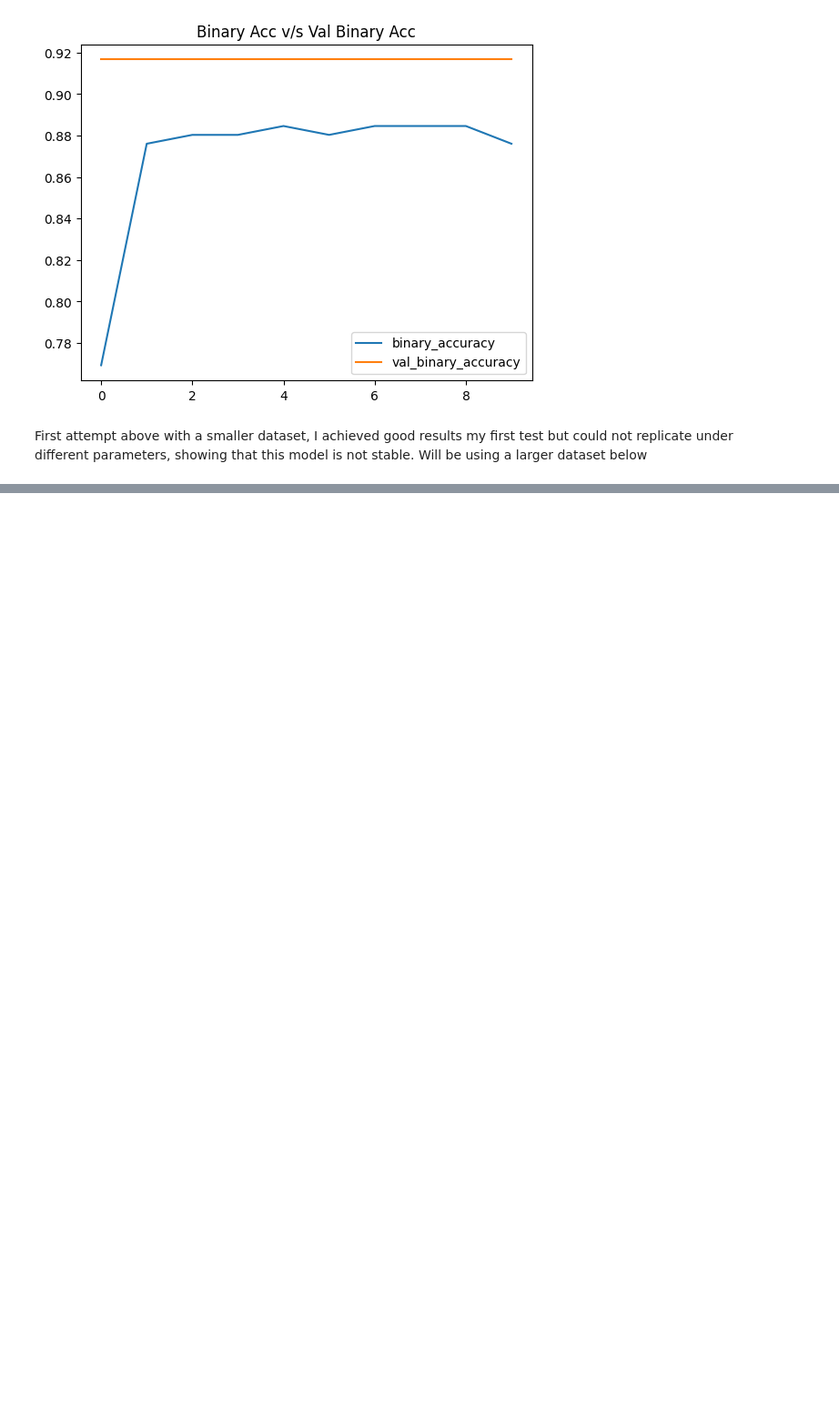
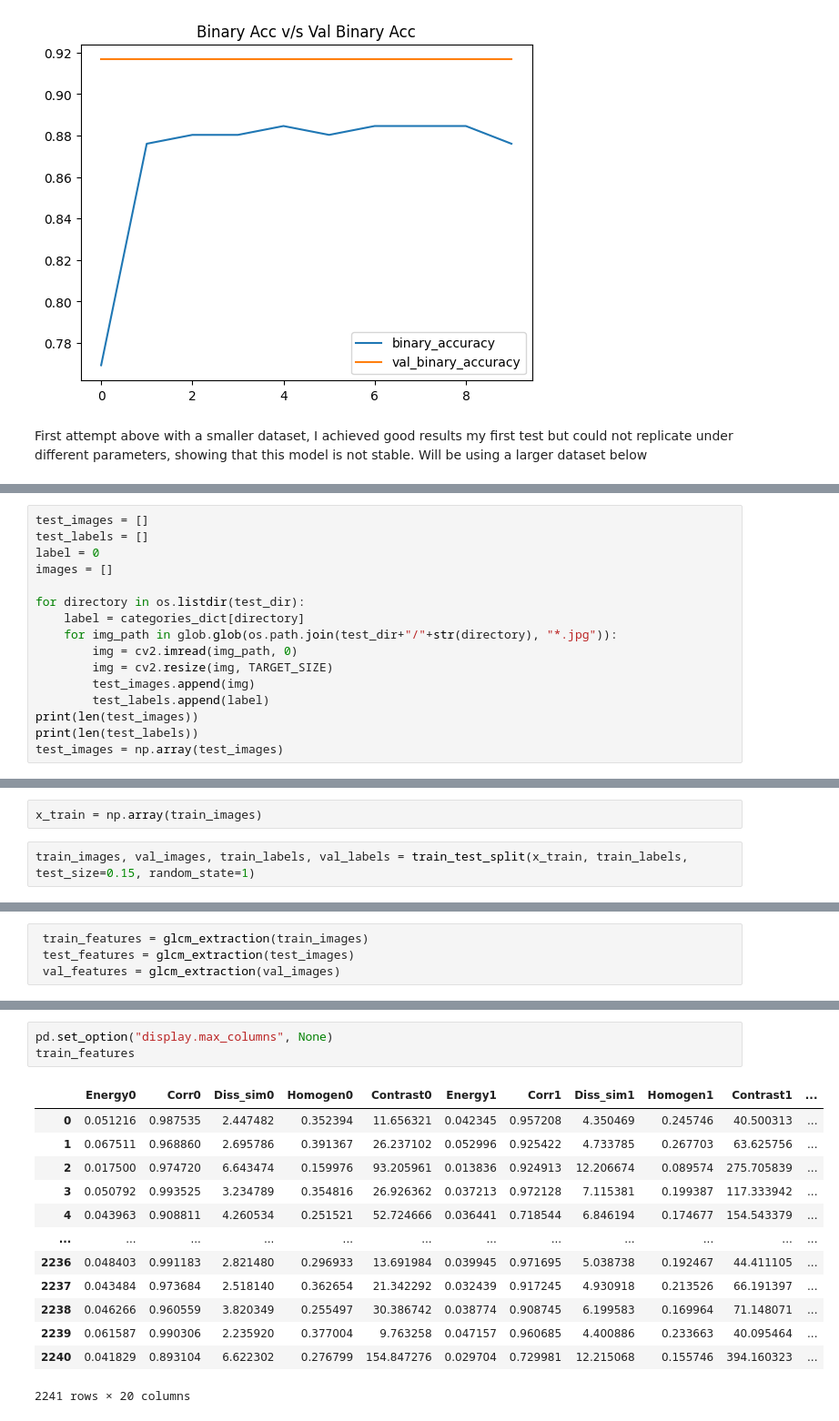
Before and after one commit to rhit-trudtoj/PersonalProjects, a Jupyter notebook: image-recognition-practice/skin-cancer-identifier/skin-cancer-identifier.ipynb, the cells around one changed output, grey strips where cells are left out. Shown at 91% size. Cells and saved outputs as stored; diff of their text form; blank space fills up the shorter version.

```diff
--- a/image-recognition-practice/skin-cancer-identifier/skin-cancer-identifier.ipynb
+++ b/image-recognition-practice/skin-cancer-identifier/skin-cancer-identifier.ipynb
@@ -292,0 +375,16 @@ Epoch 6/10
+# %%
+test_images = []
+test_labels = []
+label = 0
+images = []
+
+for directory in os.listdir(test_dir):
+    label = categories_dict[directory]
+    for img_path in glob.glob(os.path.join(test_dir+"/"+str(directory), "*.jpg")):
+        img = cv2.imread(img_path, 0)
+        img = cv2.resize(img, TARGET_SIZE)
+        test_images.append(img)
+        test_labels.append(label)
+print(len(test_images))
+print(len(test_labels))
+test_images = np.array(test_images)
@@ -292,0 +394,4 @@ Epoch 6/10
+# %%
+x_train = np.array(train_images)
+# %%
+train_images, val_images, train_labels, val_labels = train_test_split(x_train, train_labels, test_size=0.15, random_state=1)
@@ -292,0 +406,4 @@ Epoch 6/10
+# %%
+ train_features = glcm_extraction(train_images)
+ test_features = glcm_extraction(test_images)
+ val_features = glcm_extraction(val_images)
@@ -292,0 +419,17 @@ Epoch 6/10
+# %%
+pd.set_option("display.max_columns", None)
+train_features
+# %% [output]
+|  | Energy0 | Corr0 | Diss_sim0 | Homogen0 | Contrast0 | Energy1 | Corr1 | Diss_sim1 | Homogen1 | Contrast1 | ... |
+| 0 | 0.051216 | 0.987535 | 2.447482 | 0.352394 | 11.656321 | 0.042345 | 0.957208 | 4.350469 | 0.245746 | 40.500313 | ... |
+| 1 | 0.067511 | 0.968860 | 2.695786 | 0.391367 | 26.237102 | 0.052996 | 0.925422 | 4.733785 | 0.267703 | 63.625756 | ... |
+| 2 | 0.017500 | 0.974720 | 6.643474 | 0.159976 | 93.205961 | 0.013836 | 0.924913 | 12.206674 | 0.089574 | 275.705839 | ... |
+| 3 | 0.050792 | 0.993525 | 3.234789 | 0.354816 | 26.926362 | 0.037213 | 0.972128 | 7.115381 | 0.199387 | 117.333942 | ... |
+| 4 | 0.043963 | 0.908811 | 4.260534 | 0.251521 | 52.724666 | 0.036441 | 0.718544 | 6.846194 | 0.174677 | 154.543379 | ... |
+| ... | ... | ... | ... | ... | ... | ... | ... | ... | ... | ... | ... |
+| 2236 | 0.048403 | 0.991183 | 2.821480 | 0.296933 | 13.691984 | 0.039945 | 0.971695 | 5.038738 | 0.192467 | 44.411105 | ... |
+| 2237 | 0.043484 | 0.973684 | 2.518140 | 0.362654 | 21.342292 | 0.032439 | 0.917245 | 4.930918 | 0.213526 | 66.191397 | ... |
+| 2238 | 0.046266 | 0.960559 | 3.820349 | 0.255497 | 30.386742 | 0.038774 | 0.908745 | 6.199583 | 0.169964 | 71.148071 | ... |
+| 2239 | 0.061587 | 0.990306 | 2.235920 | 0.377004 | 9.763258 | 0.047157 | 0.960685 | 4.400886 | 0.233663 | 40.095464 | ... |
+| 2240 | 0.041829 | 0.893104 | 6.622302 | 0.276799 | 154.847276 | 0.029704 | 0.729981 | 12.215068 | 0.155746 | 394.160323 | ... |
+2241 rows × 20 columns
```
Also changed, not shown: parts of 25 cells of this notebook, 1 other file.
